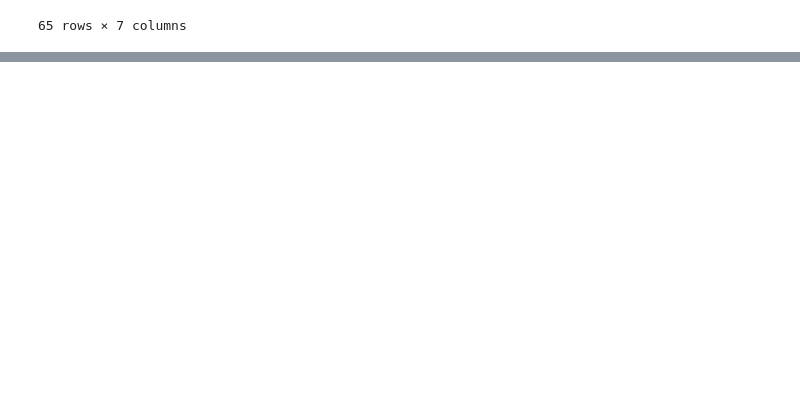
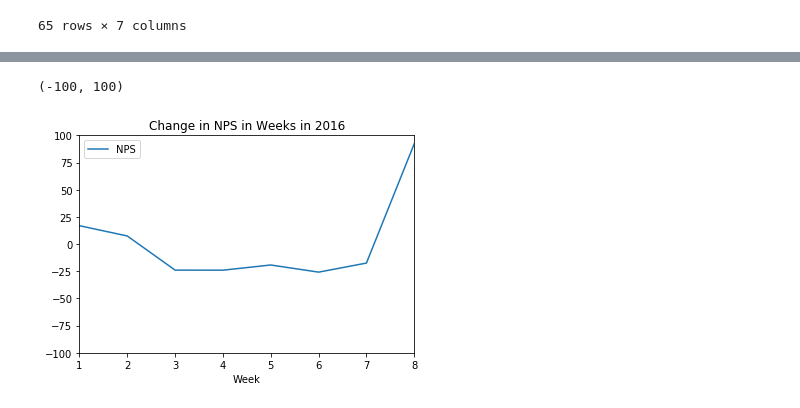
Before and after one commit to kaichimomose/DS-1-Data-Analysis, a Jupyter notebook: Make_School_survey_project.ipynb, the cells around one changed output, grey strips where cells are left out. Cells and saved outputs as stored; diff of their text form; code cells hidden in the pictures; blank space fills up the shorter version.

Commit message:
added week 8 to df_2016

```diff
--- a/Make_School_survey_project.ipynb
+++ b/Make_School_survey_project.ipynb
@@ -350,0 +308,6 @@ df_2016_week8_SF
+# %%
+df_2016_week8 = df_2016_week8.sort_values(['Location', 'Track'], ascending=[1, 1])
+# %%
+ratings = df_2016_week8["Rating (Num)"]
+df_2016_week8["Rating (Num)"] = nps_rating(ratings)
+df_2016_week8
@@ -350,0 +333,3 @@ df_2016_week8_SF
+# %%
+df_2016=df_2016.append(df_2016_week8)
+df_2016
@@ -350,0 +355,11 @@ df_2016_week8_SF
+# %%
+def calNps_2016():
+    npsScores = []
+    for i in range(1,9):
+        df_each_week = df_2016[df_2016["Week"] == i]
+        promotersAmount = df_each_week[df_each_week["Rating (Num)"] == "Promoter"].size
+        detractorsAmount = df_each_week[df_each_week["Rating (Num)"] == "Detractor"].size
+        passiveAmount = df_each_week[df_each_week["Rating (Num)"] == "Passive"].size
+        nps = (promotersAmount - detractorsAmount) / (promotersAmount + detractorsAmount + passiveAmount)
+        npsScores = np.append(npsScores, nps * 100)
+    return npsScores
@@ -350,0 +374,15 @@ df_2016_week8_SF
+# %%
+# means = calave_2016()
+npsScores = calNps_2016()
+TNR_2016 = {"Week": [], "NPS" : []}
+for i in range(1,9):
+    TNR_2016["NPS"].append(npsScores[i-1])
+#     TNR["Satisfaction"].append(means[i-1])
+    TNR_2016["Week"].append(i)
+TNR_2016 = pd.DataFrame(TNR_2016)
+TNR_2016.plot(x="Week", y="NPS", title="Change in NPS in Weeks in 2016")
+plt.xlim(1,8)
+plt.ylim(-100,100)
+# %% [output]
+(-100, 100)
+[figure, added]
```
Also changed, not shown: parts of 13 cells of this notebook.
